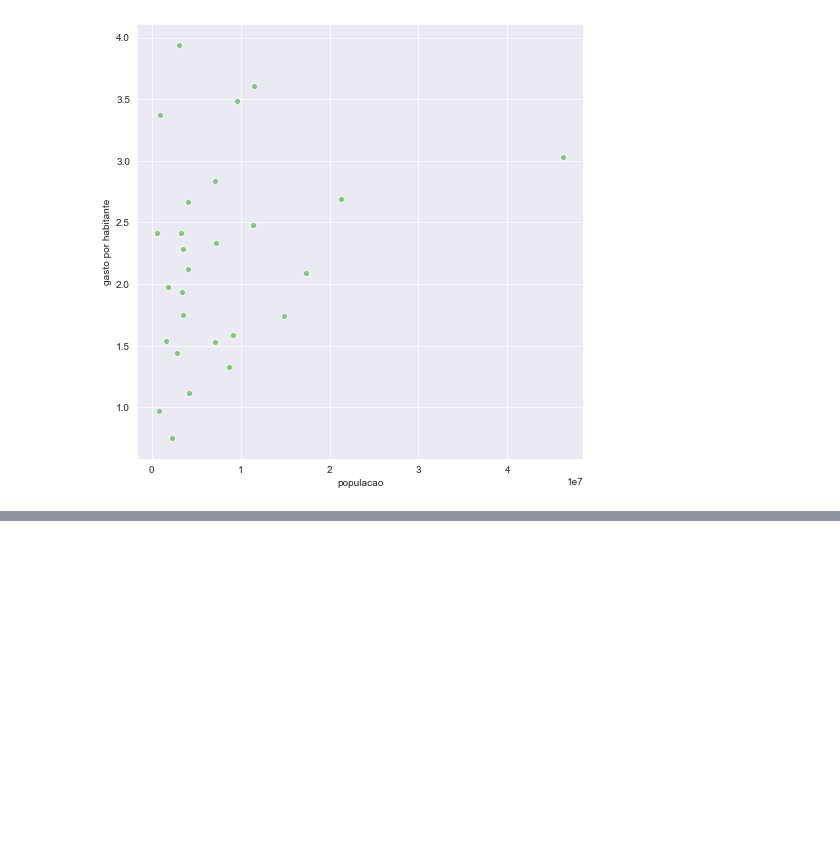
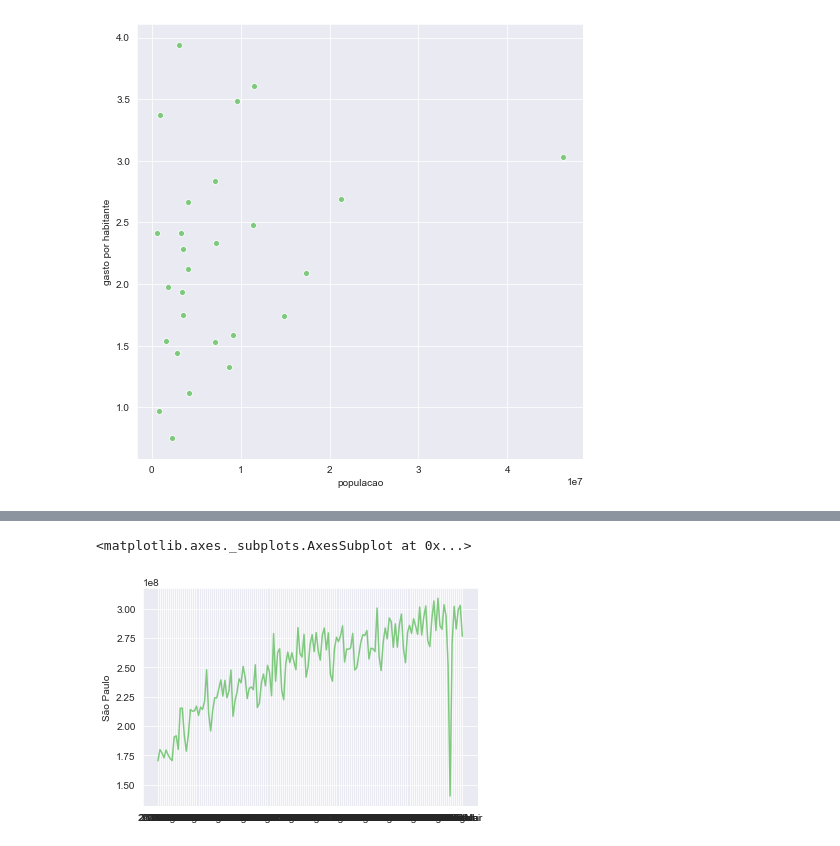
Before and after one commit to Colognesi/Bootcamp-DataScience, a Jupyter notebook: Modulo II - Tratamento, Exploração e Visualização de dados/Projeto/Modulo II.ipynb, the cells around one changed output, grey strips where cells are left out. Saved outputs shown, nothing was run; the diff lists cells and outputs as text; code cells hidden in the pictures; blank space fills up the shorter version.

```diff
--- a/Modulo II - Tratamento, Exploração e Visualização de dados/Projeto/Modulo II.ipynb
+++ b/Modulo II - Tratamento, Exploração e Visualização de dados/Projeto/Modulo II.ipynb
@@ -300,0 +348,5 @@ sns.scatterplot(data = gasto_mensal_habitante, x = 'populacao', y = 'gasto por h
+# %%
+sns.lineplot(data = dados_selecionados.T, x = dados_selecionados.T.index, y = 'São Paulo')
+# %% [output]
+<matplotlib.axes._subplots.AxesSubplot at 0x...>
+[figure, added]
```
Also changed, not shown: parts of 5 cells of this notebook, 1 other file.
